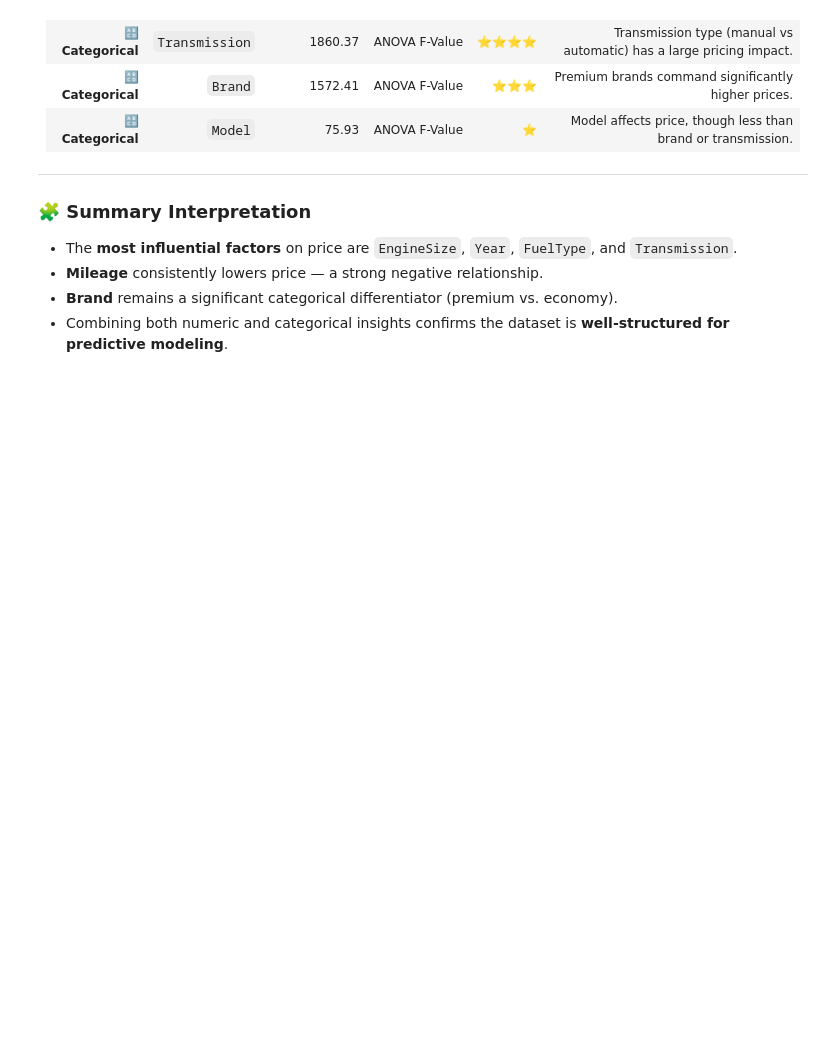
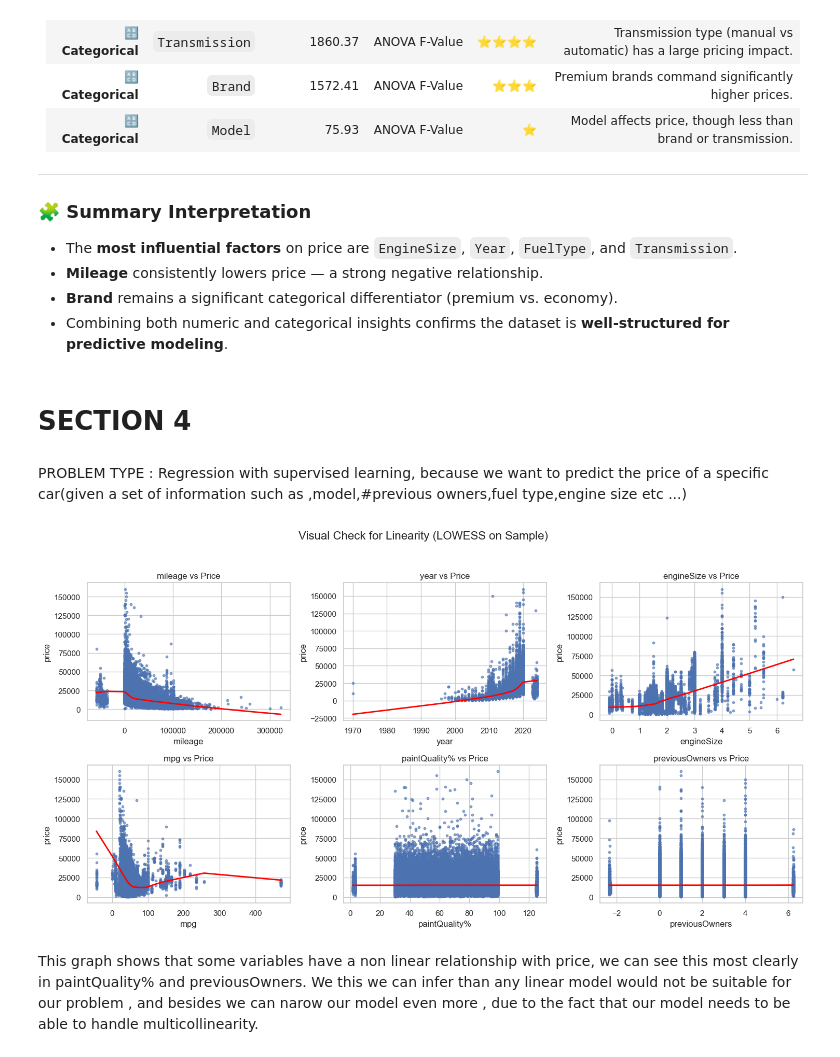
Before and after one commit to carlosoamorim/cars-4-you, a Jupyter notebook: MLP_STARTER_1.ipynb, the cells around one changed output. Drawn from its saved outputs; the diff is of its cells as text; code cells hidden in the pictures; blank space fills up the shorter version.

```diff
--- a/MLP_STARTER_1.ipynb
+++ b/MLP_STARTER_1.ipynb
@@ -1814,3 +1751,37 @@ Passing `palette` without assigning `hue` is deprecated and will be removed in v
 * **Mileage** consistently lowers price — a strong negative relationship.
 * **Brand** remains a significant categorical differentiator (premium vs. economy).
 * Combining both numeric and categorical insights confirms the dataset is **well-structured for predictive modeling**.
+# %% [markdown]
+# SECTION 4
+# %% [markdown]
+PROBLEM TYPE : Regression with supervised learning, because we want to predict the price of a specific car(given a set of information such as ,model,#previous owners,fuel type,engine size etc ...)
+# %%
+import seaborn as sns
+import matplotlib.pyplot as plt
+import math
+
+numeric_features = ['mileage', 'year', 'engineSize', 'mpg', 'paintQuality%', 'previousOwners']
+sp_rows = 2
+sp_cols = math.ceil(len(numeric_features) / sp_rows)
+
+fig, axes = plt.subplots(sp_rows, sp_cols, figsize=(15, 8))
+axes = axes.flatten()
+
+
+for ax, feat in zip(axes, numeric_features):
+    sns.regplot(x=df[feat], y=df['price'], lowess=True, ax=ax,
+                scatter_kws={'s': 10, 'alpha': 0.6},
+                line_kws={'color': 'red', 'lw': 2})
+    ax.set_title(f'{feat} vs Price')
+
+for i in range(len(numeric_features), len(axes)):
+    fig.delaxes(axes[i])
+
+plt.suptitle("Visual Check for Linearity (LOWESS on Sample)", fontsize=16)
+plt.tight_layout(rect=[0, 0, 1, 0.95])
+plt.show()
+# %% [output]
+[figure, added]
+# %% [markdown]
+This graph shows that some variables have a non linear relationship with price, we can see this most clearly in paintQuality% and previousOwners.
+We this we can infer than any linear model would not be suitable for our problem , and besides we can narow our model even more , due to the fact that our model needs to be able to handle multicollinearity.
```
Also changed, not shown: parts of 16 cells of this notebook.
